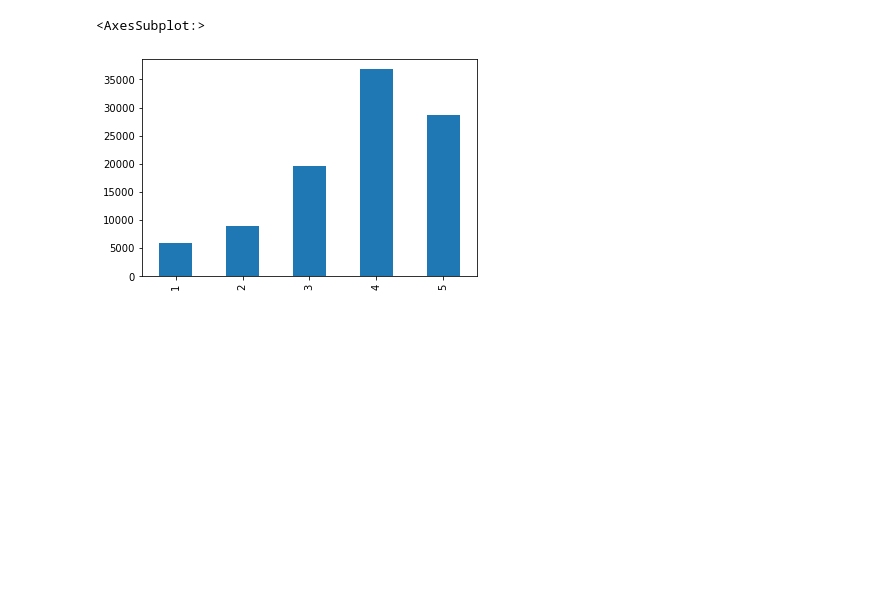
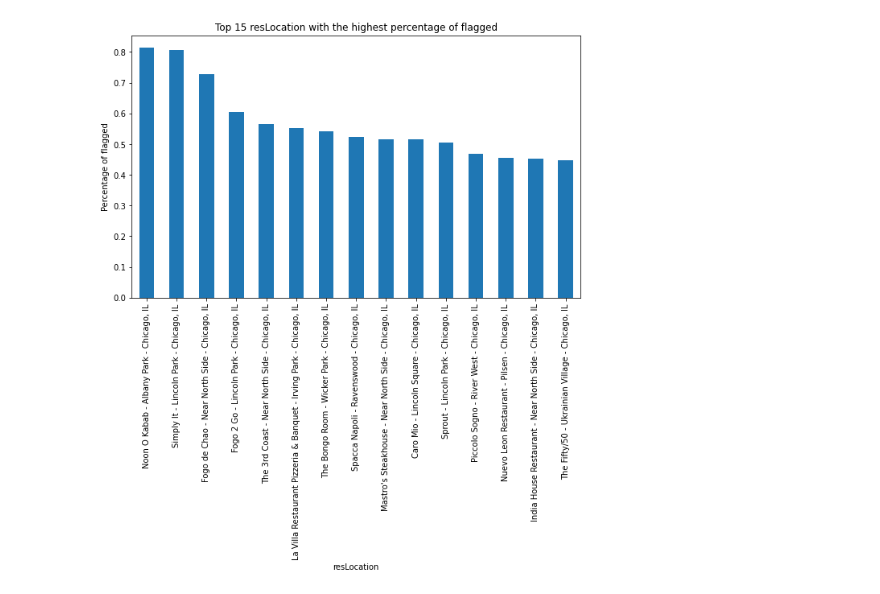
Before and after one commit to jesper1212/BT4012_Reviews, a Jupyter notebook: Notebooks/exploratory & visualisation/kaitlyn.ipynb, the cells around one changed output. Drawn from its saved outputs; the diff is of its cells as text; code cells hidden in the pictures; blank space fills up the shorter version.

```diff
--- a/Notebooks/exploratory & visualisation/kaitlyn.ipynb
+++ b/Notebooks/exploratory & visualisation/kaitlyn.ipynb
@@ -84,0 +70,12 @@ Name: flagged, dtype: int64
+# %%
+df['flagged'] = df['flagged'].replace({"Y": 1, "N": 0})
+df['PHONE_NUMBER'] = df['PHONE_NUMBER'].replace({True: 1, False: 0})
+df['EMAIL_ADDRESS_count'] = df['EMAIL_ADDRESS_count'].replace({True: 1, False: 0})
+df['PHONE_NUMBER_count'] = df['PHONE_NUMBER_count'].replace({True: 1, False: 0})
+df['DATE_TIME_flag'] = df['DATE_TIME_flag'].replace({True: 1, False: 0})
+df['EMAIL_ADDRESS_flag'] = df['EMAIL_ADDRESS_flag'].replace({True: 1, False: 0})
+df['NRP_flag'] = df['NRP_flag'].replace({True: 1, False: 0})
+df['LOCATION_flag'] = df['LOCATION_flag'].replace({True: 1, False: 0})
+df['PERSON_flag'] = df['PERSON_flag'].replace({True: 1, False: 0})
+df['PHONE_NUMBER_flag'] = df['PHONE_NUMBER_flag'].replace({True: 1, False: 0})
+df.head()
@@ -94,6 +106,11 @@ reviewContent    1
 dtype: int64
-# %%
-df.rating.value_counts().sort_index().plot(kind = "bar")
-# %% [output]
-<AxesSubplot:>
-[figure, removed]
+# %%
+grouped = df.groupby('resLocation')['flagged'].mean().sort_values(ascending=False).head(15)
+
+plt.figure(figsize=(10,6))
+grouped.plot(kind='bar')
+plt.ylabel('Percentage of flagged')
+plt.title('Top 15 resLocation with the highest percentage of flagged')
+plt.show()
+# %% [output]
+[figure, added]
```
Also changed, not shown: parts of 15 cells of this notebook.
